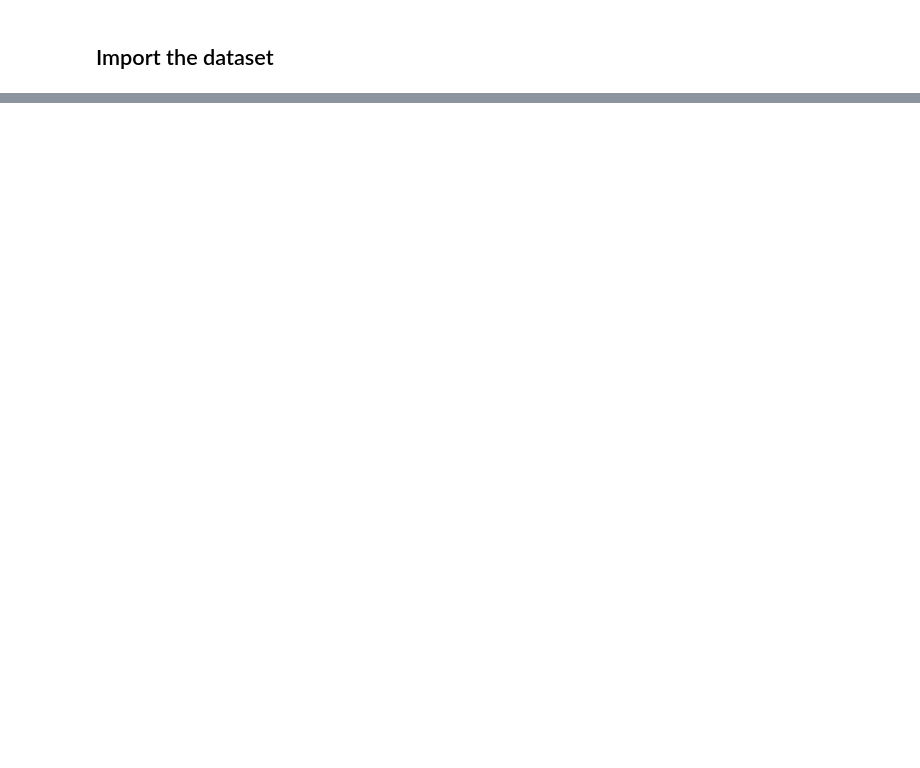
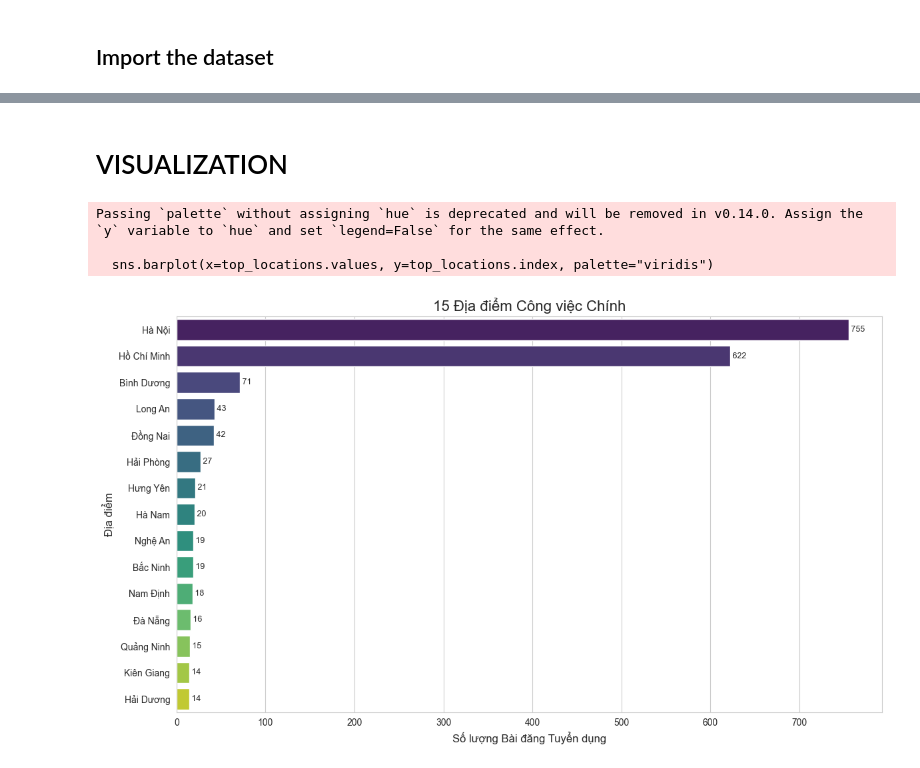
Before and after one commit to RokeMSE/DataVisualizaton-Final, a Jupyter notebook: Processing.ipynb, the cells around one changed output, grey strips where cells are left out. Drawn from its saved outputs; the diff is of its cells as text; code cells hidden in the pictures; blank space fills up the shorter version.

Commit message:
Xử lý dataset (cơ bản xong)

```diff
--- a/Processing.ipynb
+++ b/Processing.ipynb
@@ -11,2 +43,9 @@ import re
 # %% [markdown]
 ## Import the dataset
+# %%
+# File paths
+file_path_new = 'Data/cleaned_vietnamese_job_posting.csv'
+file_path_old = 'Data/vietnamese-job-posting.csv'
+
+# Read the CSV file
+df = pd.read_csv(file_path_old, encoding='utf-8', quoting=csv.QUOTE_ALL, on_bad_lines='skip')
@@ -124,11 +123,0 @@ None
-# %%
-# Checking if there're missing data
-print(df.isnull().sum())
-
-# Drop missing rows (the data is too complicated to fill n without extensive research (ON HOLD))
-df = df.dropna()
-
-# Removing duplicates (if any at all, unlikely in a dataset as chaotic as this)
-df.drop_duplicates(inplace=True)
-
-print(df.isnull().sum())
@@ -172,0 +302,22 @@ memory usage: 171.2+ KB
+# %% [markdown]
+# VISUALIZATION
+# %%
+# --- Visualization ---
+# 1. Các địa điểm công việc chính
+plt.figure(figsize=(12, 7))
+top_locations = df['primary_location'].value_counts().nlargest(15)
+sns.barplot(x=top_locations.values, y=top_locations.index, palette="viridis")
+plt.title('15 Địa điểm Công việc Chính', fontsize=16)
+plt.xlabel('Số lượng Bài đăng Tuyển dụng', fontsize=12)
+plt.ylabel('Địa điểm', fontsize=12)
+plt.xticks(fontsize=10)
+plt.yticks(fontsize=10)
+for index, value in enumerate(top_locations.values):
+    plt.text(value, index, f' {value}', va='center', fontsize=9)
+plt.tight_layout()
+plt.show()
+# %% [output]
+Passing `palette` without assigning `hue` is deprecated and will be removed in v0.14.0. Assign the `y` variable to `hue` and set `legend=False` for the same effect.
+
+  sns.barplot(x=top_locations.values, y=top_locations.index, palette="viridis")
+[figure, added]
```
Also changed, not shown: parts of 17 cells of this notebook, 2 other files.
